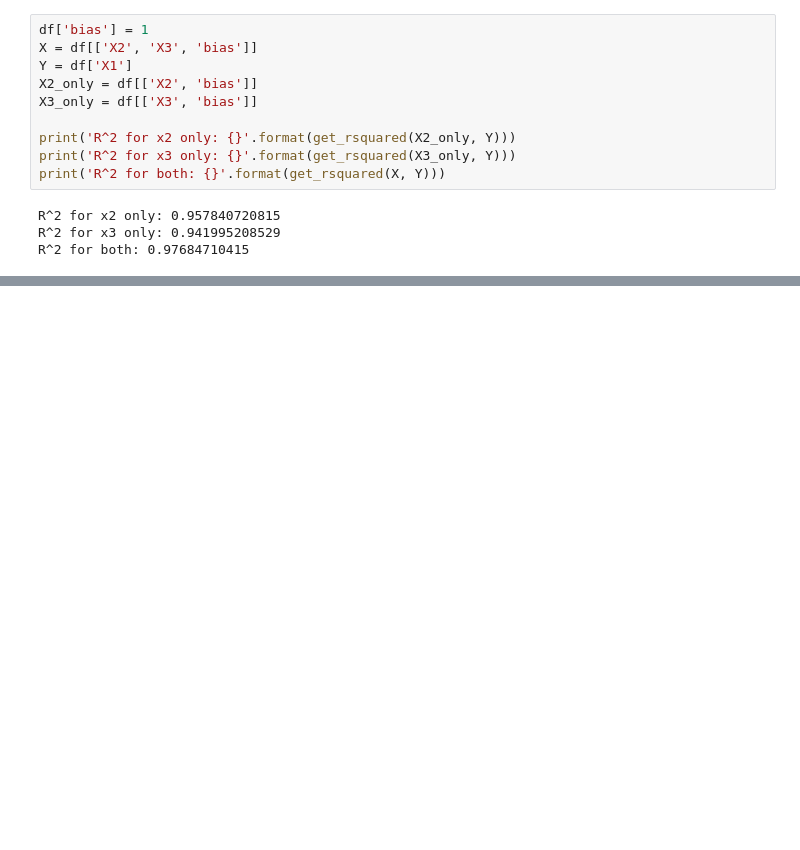
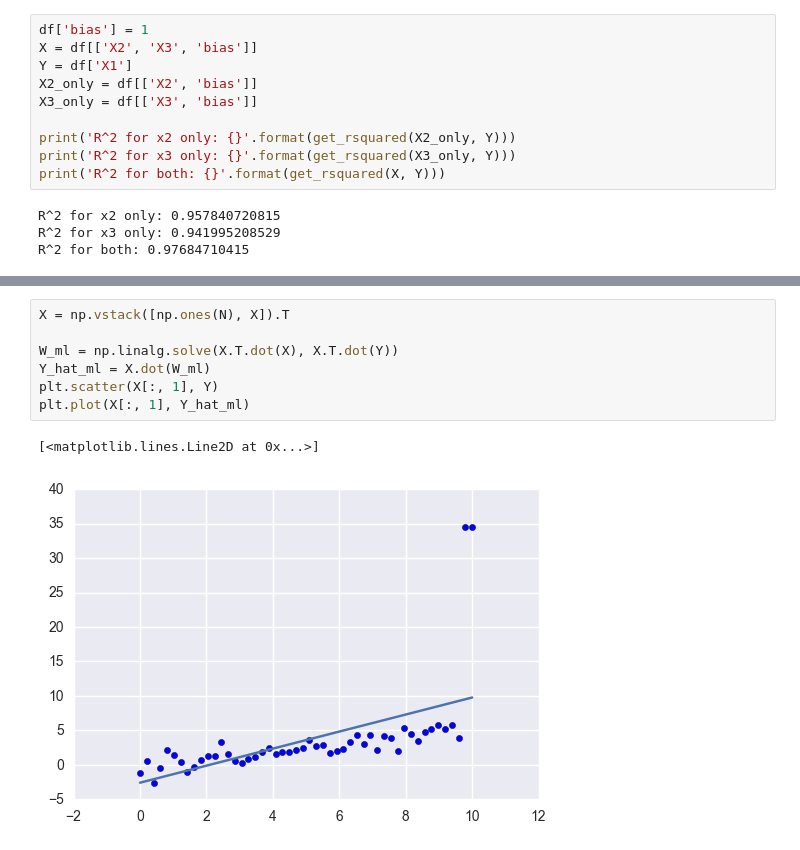
Before and after one commit to alvin319/book-notes, a Jupyter notebook: miscellaneous/linear_regression.ipynb, the cells around one changed output, grey strips where cells are left out. Cells and saved outputs as stored; diff of their text form; blank space fills up the shorter version.

```diff
--- a/miscellaneous/linear_regression.ipynb
+++ b/miscellaneous/linear_regression.ipynb
@@ -199,0 +216,10 @@ R^2 for both: 0.97684710415
+# %%
+X = np.vstack([np.ones(N), X]).T
+
+W_ml = np.linalg.solve(X.T.dot(X), X.T.dot(Y))
+Y_hat_ml = X.dot(W_ml)
+plt.scatter(X[:, 1], Y)
+plt.plot(X[:, 1], Y_hat_ml)
+# %% [output]
+[<matplotlib.lines.Line2D at 0x...>]
+[figure, added]
```
Also changed, not shown: parts of 5 cells of this notebook.
